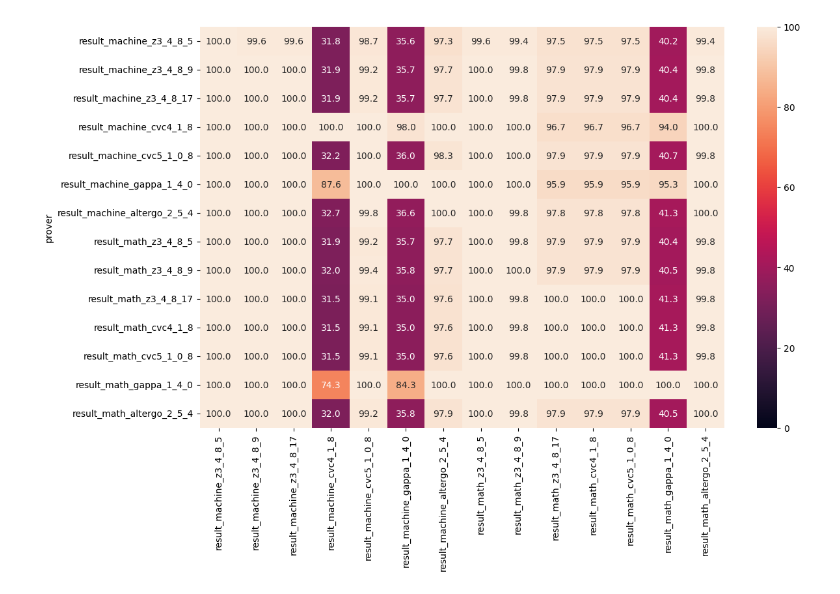
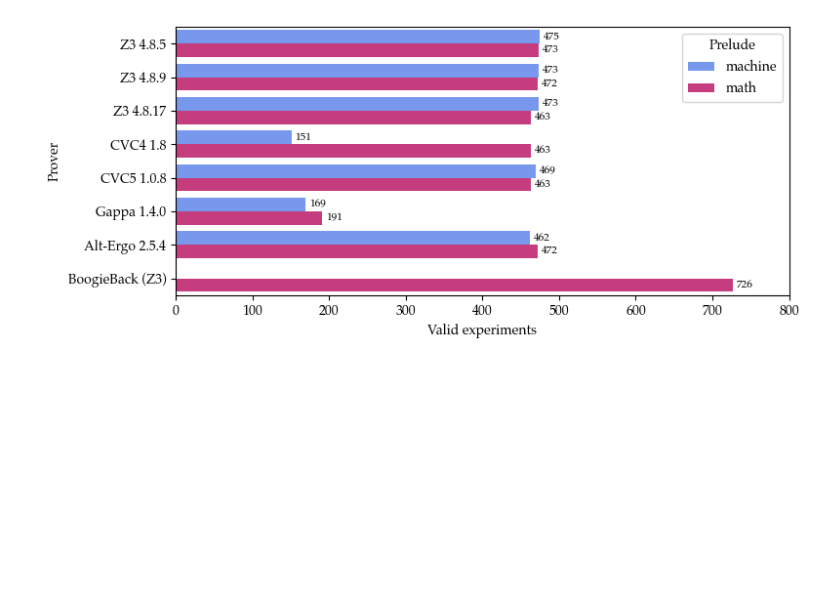
Before and after one commit to maggicl/WhyBack, a Jupyter notebook: byteback-test/data/results.ipynb, the cells around one changed output. Saved outputs shown, nothing was run; the diff lists cells and outputs as text; code cells hidden in the pictures; blank space fills up the shorter version.

```diff
--- a/byteback-test/data/results.ipynb
+++ b/byteback-test/data/results.ipynb
@@ -52,31 +92,27 @@ for kind in kinds:
-# %%
-# Percentage of tests that pass for every prover where they pass
-
-columns = [f"result_{k}_{p}" for k in kinds for p in provers]
-
-df_res_all = df.copy()
-
-for col in df_res_all.columns:
-    if col.startswith("result_"):
-        df_res_all[col] = df_res_all[col].apply(lambda c: int(c == "Valid"))
-
-df_res = df_res_all.filter(regex=r'^result_').reset_index()
-
-dfs = []
-
-for column in columns:
-    tab = df_res[df_res[column] == 1].copy(deep=True)
-    count = len(tab.index)
-    tab["prover"] = column
-    tab = tab.groupby(["prover"]).sum()
-    tab = tab.apply(lambda r: r.apply(lambda c: 100 * c / count))
-    del tab['index']
-    dfs.append(tab)
-
-plt.figure(1,(13,8))
-df_all = pd.concat(dfs)
-
-sns.heatmap(df_all, annot=True, fmt="2.1f", vmin=0, vmax=100)
-plt.show()
-# %% [output]
-[figure, removed]
+# %%
+def results_main_plot(df, ax, limit):
+    df_sum = pd.DataFrame(df.filter(regex=r'^result_').reset_index(drop=True).sum(), columns=["Valid experiments"])
+    df_sum["Prelude"] = df_sum.index.map(lambda x: x.replace("result_", "").split("_", 1)[0])
+    df_sum["Prover"] = df_sum.index.map(lambda x: x.replace("result_", "").split("_", 1)[1]
+                                        .replace("_", " ", 1)
+                                        .replace("cvc", "CVC")
+                                        .replace("z3", "Z3")
+                                        .replace("gappa", "Gappa")
+                                        .replace("altergo", "Alt-Ergo")
+                                        .replace("_", "."))
+    #df_sum["version"] = df_sum.index.map(lambda x: x.replace("result_", "").split("_", 1)[2])
+    df_sum.loc["total", ["Valid experiments", "Prelude", "Prover"]] = [len(df.index), "math", "BoogieBack (Z3)"]
+
+    sns.barplot(data=df_sum, ax=ax, x="Valid experiments", y="Prover", hue="Prelude")
+    ax.set_xlim([0, limit])
+    for container in ax.containers:
+        ax.bar_label(container, padding=3, fontsize=8)
+
+fig, ax = plt.subplots(figsize=(8, 3.5))
+results_main_plot(df, ax, 800)
+fig.align_ylabels()
+plt.tight_layout()
+plt.savefig('/Users/maggicl/git/seminar/thesis/figures/06-analysis/results-main.pgf')
+plt.show()
+# %% [output]
+[figure, added]
```
Also changed, not shown: parts of 11 cells of this notebook, 17 other files.
